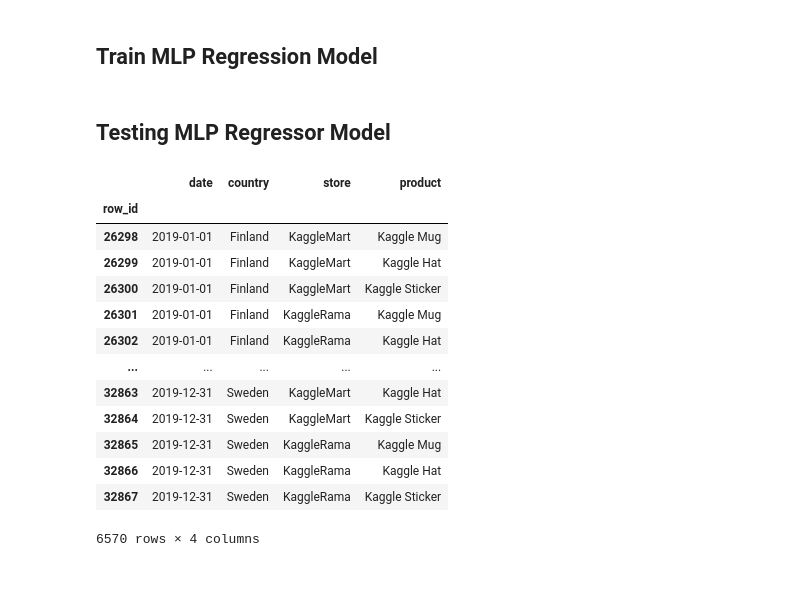
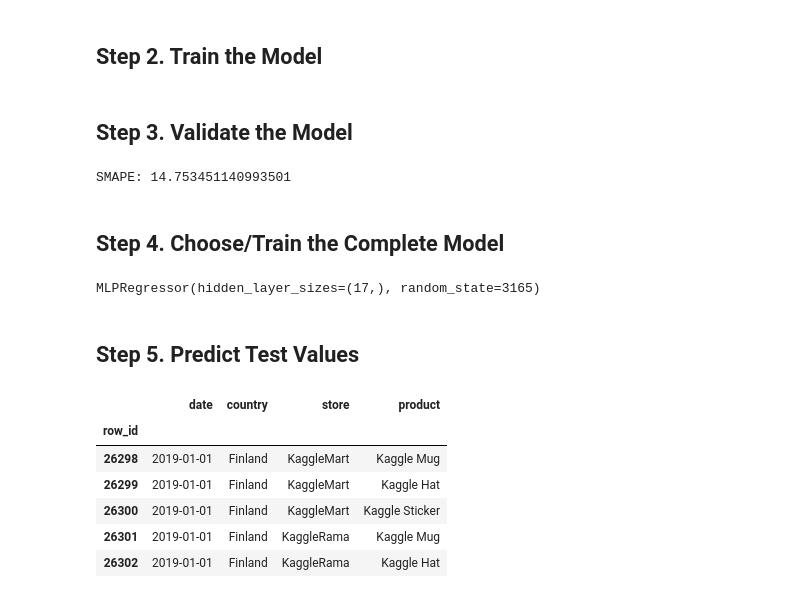
Before and after one commit to robinonsay/tabular-playground-series-jan-2022, a Jupyter notebook: mlp_regressor.ipynb, the cells around one changed output. Saved outputs shown, nothing was run; the diff lists cells and outputs as text; code cells hidden in the pictures.

```diff
--- a/mlp_regressor.ipynb
+++ b/mlp_regressor.ipynb
@@ -69,0 +36,32 @@ display(training_df)
+# %%
+def create_time_features(df, date_key='date'):
+    """
+    Author: Rob Mulla, Robin Onsay
+    link: https://www.kaggle.com/robikscube/tutorial-time-series-forecasting-with-xgboost
+    :param df:
+    :param date_key:
+    :return:
+    """
+    df['dayofweek'] = df[date_key].dt.dayofweek / 7
+    df['quarter'] = df[date_key].dt.quarter / 4
+    df['month'] = df[date_key].dt.month / 12
+    df['day_of_year'] = df[date_key].dt.dayofyear / 365
+    df['day_of_month'] = df[date_key].dt.day / 31
+    df['week_of_year'] = np.int64(df[date_key].dt.isocalendar().week) / 52
+    is_holiday = lambda x: (x[date_key] in holidays.CountryHoliday(x['country']))
+    df['is_holiday'] = np.int64(df.apply(is_holiday, axis=1))
+    df['is_month_start'] = np.int64(df[date_key].dt.is_month_start)
+    df['is_month_end'] = np.int64(df[date_key].dt.is_month_end)
+    df['is_quarter_start'] = np.int64(df[date_key].dt.is_quarter_start)
+    df['is_quarter_end'] = np.int64(df[date_key].dt.is_quarter_end)
+    df['is_year_start'] = np.int64(df[date_key].dt.is_year_start)
+    df['is_year_end'] = np.int64(df[date_key].dt.is_year_end)
+    df['is_leap_year'] = np.int64(df[date_key].dt.is_leap_year)
+    return ['dayofweek', 'quarter',
+            'month',
+            'day_of_year', 'day_of_month',
+            'week_of_year', 'is_holiday',
+            'is_month_start', 'is_month_end',
+            'is_quarter_start', 'is_quarter_end',
+            'is_year_start', 'is_year_end',
+            'is_leap_year']
@@ -70,2 +131,2 @@ display(training_df)
 # %% [markdown]
-## Train MLP Regression Model
+## Step 2. Train the Model
@@ -80,2 +132,0 @@ mlp_regressor = mlp_regressor.fit(training_data, target_values)
-# %% [markdown]
-## Testing MLP Regressor Model
@@ -82,19 +139,36 @@ mlp_regressor = mlp_regressor.fit(training_data, target_values)
+# %% [markdown]
+## Step 3. Validate the Model
+# %%
+def smape(A, F):
+    """
+    Thanks https://stackoverflow.com/questions/51444630/how-to-use-smape-evaluation-metric-on-train-dataset and https://en.wikipedia.org/wiki/Symmetric_mean_absolute_percentage_error
+    """
+    return 100/len(A) * np.sum(2 * np.abs(F - A) / (np.abs(A) + np.abs(F)))
+
+print(f"SMAPE: {smape(y_val, predictions)}")
+# %% [output]
+SMAPE: 14.753451140993501
+# %% [markdown]
+## Step 4. Choose/Train the Complete Model
+# %%
+forest_model = MLPRegressor(hidden_layer_sizes=hidden_layer_sizes, random_state=random_state)
+X = pd.concat([X_train, X_val], axis=0)
+y = pd.concat([y_train, y_val], axis=0)
+forest_model.fit(X, y)
+# %% [output]
+MLPRegressor(hidden_layer_sizes=(17,), random_state=3165)
+# %% [markdown]
+## Step 5. Predict Test Values
 # %%
 test_df = pd.read_csv("data/test.csv", index_col='row_id')
 test_df['date'] = pd.to_datetime(test_df['date'], format='%Y-%m-%d')
-display(test_df)
+display(test_df.head())
+_ = create_time_features(test_df)
 # %% [output]
 |  | date | country | store | product |
 | row_id |  |  |  |  |
 | 26298 | 2019-01-01 | Finland | KaggleMart | Kaggle Mug |
 | 26299 | 2019-01-01 | Finland | KaggleMart | Kaggle Hat |
 | 26300 | 2019-01-01 | Finland | KaggleMart | Kaggle Sticker |
 | 26301 | 2019-01-01 | Finland | KaggleRama | Kaggle Mug |
 | 26302 | 2019-01-01 | Finland | KaggleRama | Kaggle Hat |
-| ... | ... | ... | ... | ... |
-| 32863 | 2019-12-31 | Sweden | KaggleMart | Kaggle Hat |
-| 32864 | 2019-12-31 | Sweden | KaggleMart | Kaggle Sticker |
-| 32865 | 2019-12-31 | Sweden | KaggleRama | Kaggle Mug |
-| 32866 | 2019-12-31 | Sweden | KaggleRama | Kaggle Hat |
-| 32867 | 2019-12-31 | Sweden | KaggleRama | Kaggle Sticker |
-6570 rows × 4 columns
```
Also changed, not shown: parts of 20 cells of this notebook, 1 other file.
